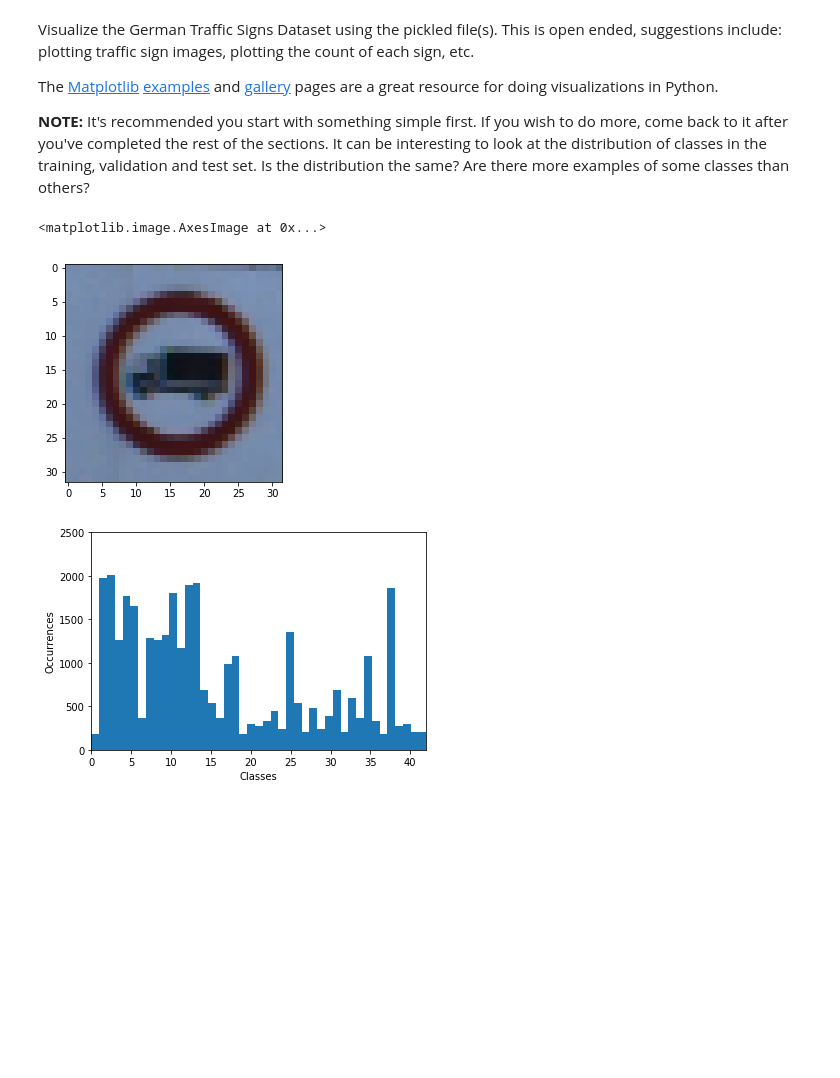
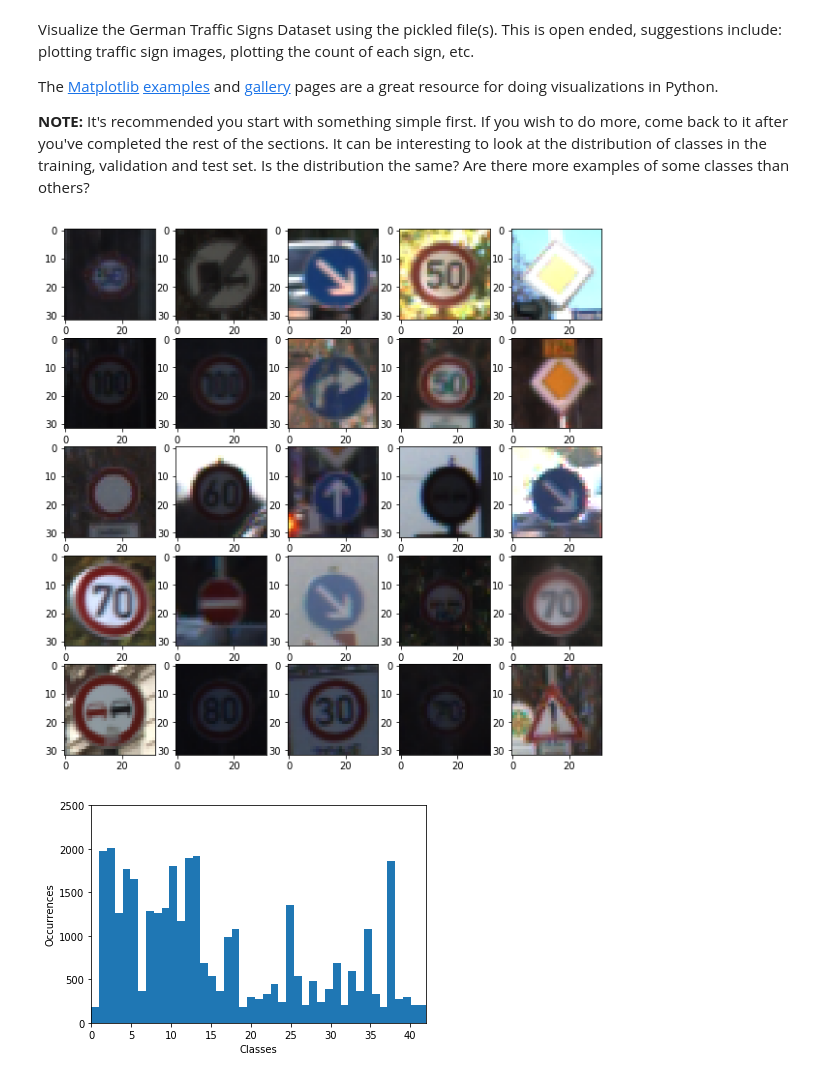
Before and after one commit to afourteia/CarND_Traffic_Sign_Classifier, a Jupyter notebook: Traffic_Sign_Classifier.ipynb, the cells around one changed output. Cells and saved outputs as stored; diff of their text form; code cells hidden in the pictures; blank space fills up the shorter version.

```diff
--- a/Traffic_Sign_Classifier.ipynb
+++ b/Traffic_Sign_Classifier.ipynb
@@ -111,15 +116,23 @@ The [Matplotlib](http://matplotlib.org/) [examples](http://matplotlib.org/exampl
 # %%
 ### Data exploration visualization code goes here.
 ### Feel free to use as many code cells as needed.
 import matplotlib.pyplot as plt
 import matplotlib.image as mpimg
+import random
 # Visualizations will be shown in the notebook.
 %matplotlib inline
 
-plt.imshow(X_test[0])
+#DISPLAY 25 random images
+signimage = []
+examples = plt.figure()
+examples.set_figwidth(10)
+examples.set_figheight(10)
+for i in range(25):
+    img = examples.add_subplot(5, 5, i + 1)
+    image = X_train[random.randint(0,len(X_train) - 1)].squeeze()
+    img.imshow(image)
 # %% [output]
-<matplotlib.image.AxesImage at 0x...>
-[figure, old version]
+[figure, new version]
 # %%
 # Class distrubtion of the training set
 Distribution = np.histogram(y_train,n_classes)
```
Also changed, not shown: parts of 15 cells of this notebook.
